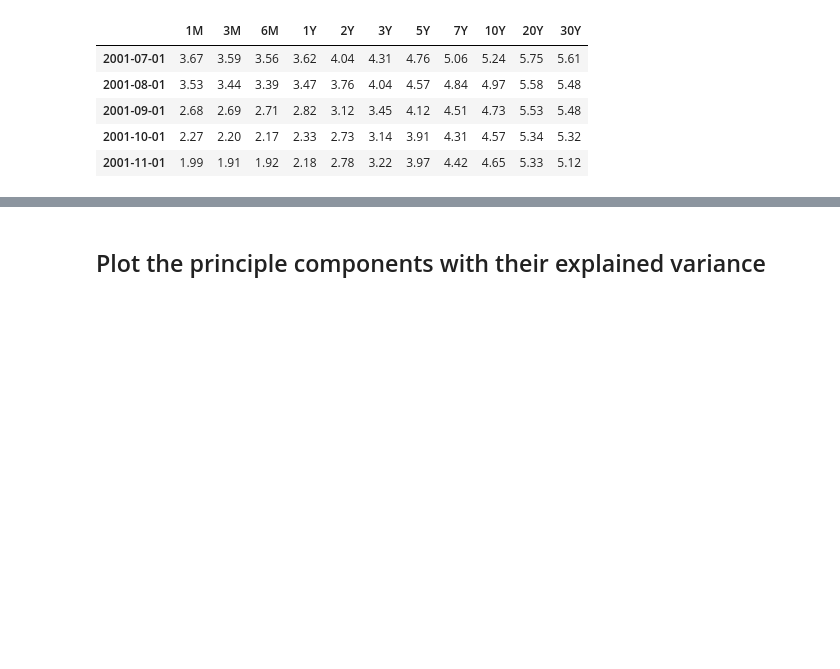
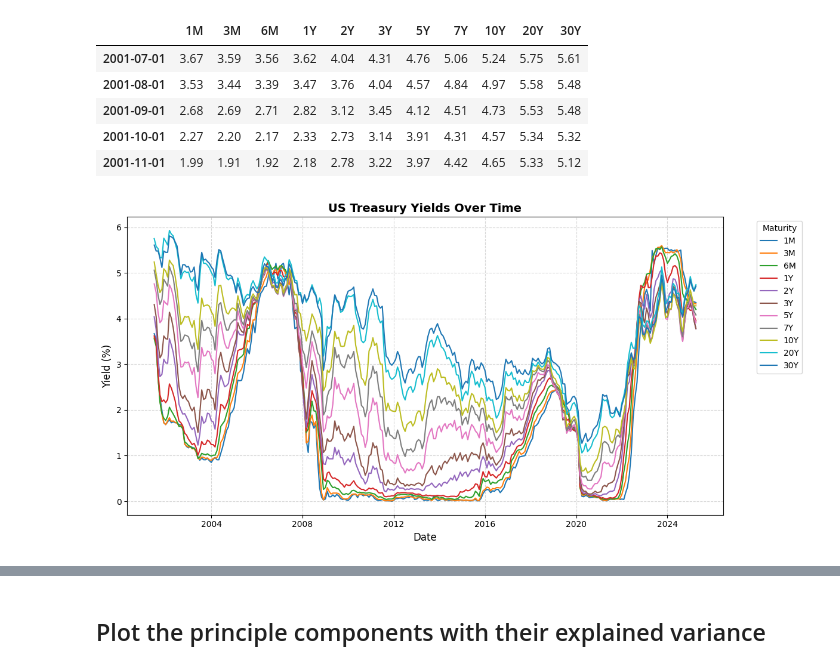
Before and after one commit to itszoetom/bondsPCA, a Jupyter notebook: pca_exp.ipynb, the cells around one changed output, grey strips where cells are left out. Drawn from its saved outputs; the diff is of its cells as text; code cells hidden in the pictures; blank space fills up the shorter version.

```diff
--- a/pca_exp.ipynb
+++ b/pca_exp.ipynb
@@ -32,3 +32,18 @@ df.head()
 | 2001-09-01 | 2.68 | 2.69 | 2.71 | 2.82 | 3.12 | 3.45 | 4.12 | 4.51 | 4.73 | 5.53 | 5.48 |
 | 2001-10-01 | 2.27 | 2.20 | 2.17 | 2.33 | 2.73 | 3.14 | 3.91 | 4.31 | 4.57 | 5.34 | 5.32 |
 | 2001-11-01 | 1.99 | 1.91 | 1.92 | 2.18 | 2.78 | 3.22 | 3.97 | 4.42 | 4.65 | 5.33 | 5.12 |
+# %%
+plt.figure(figsize=(12, 6))
+
+for column in df.columns:
+    plt.plot(df.index, df[column], label=column)
+
+plt.title("US Treasury Yields Over Time", fontsize=14, fontweight='bold')
+plt.xlabel("Date", fontsize=12)
+plt.ylabel("Yield (%)", fontsize=12)
+plt.legend(title="Maturity", bbox_to_anchor=(1.05, 1), loc='upper left')
+plt.grid(True, linestyle='--', alpha=0.5)
+plt.tight_layout()
+plt.show()
+# %% [output]
+[figure, added]
```
Also changed, not shown: parts of 14 cells of this notebook, 4 other files.
